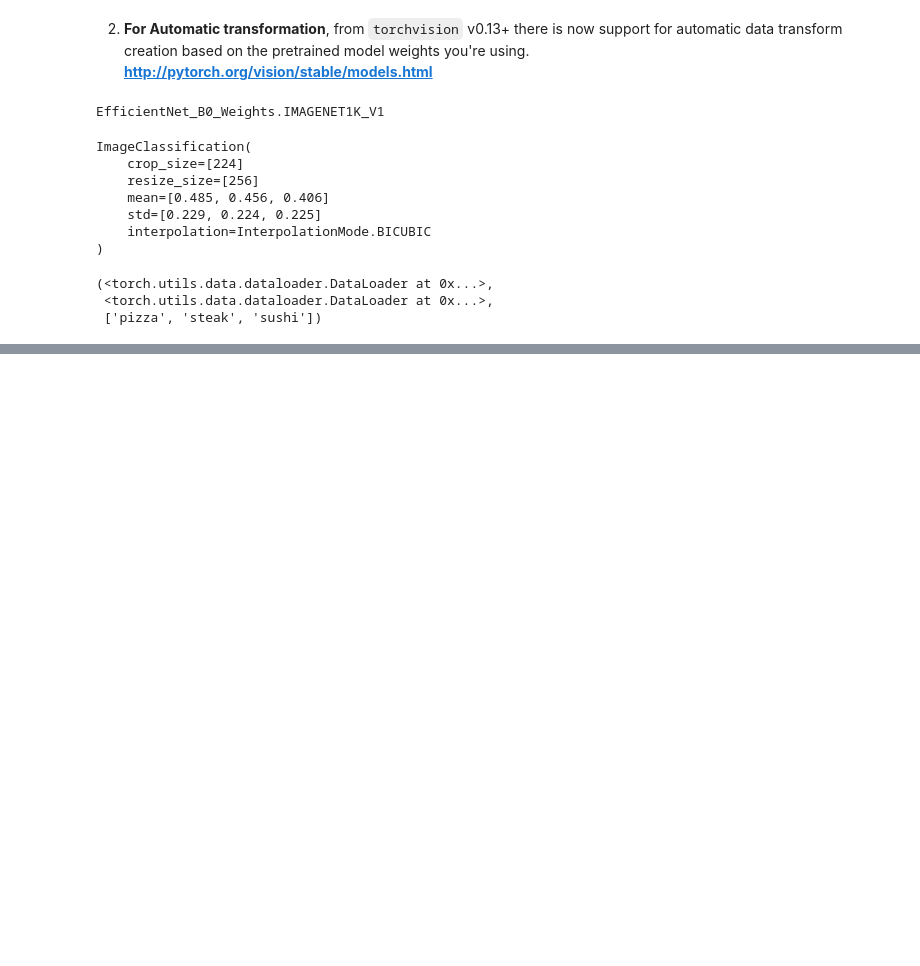
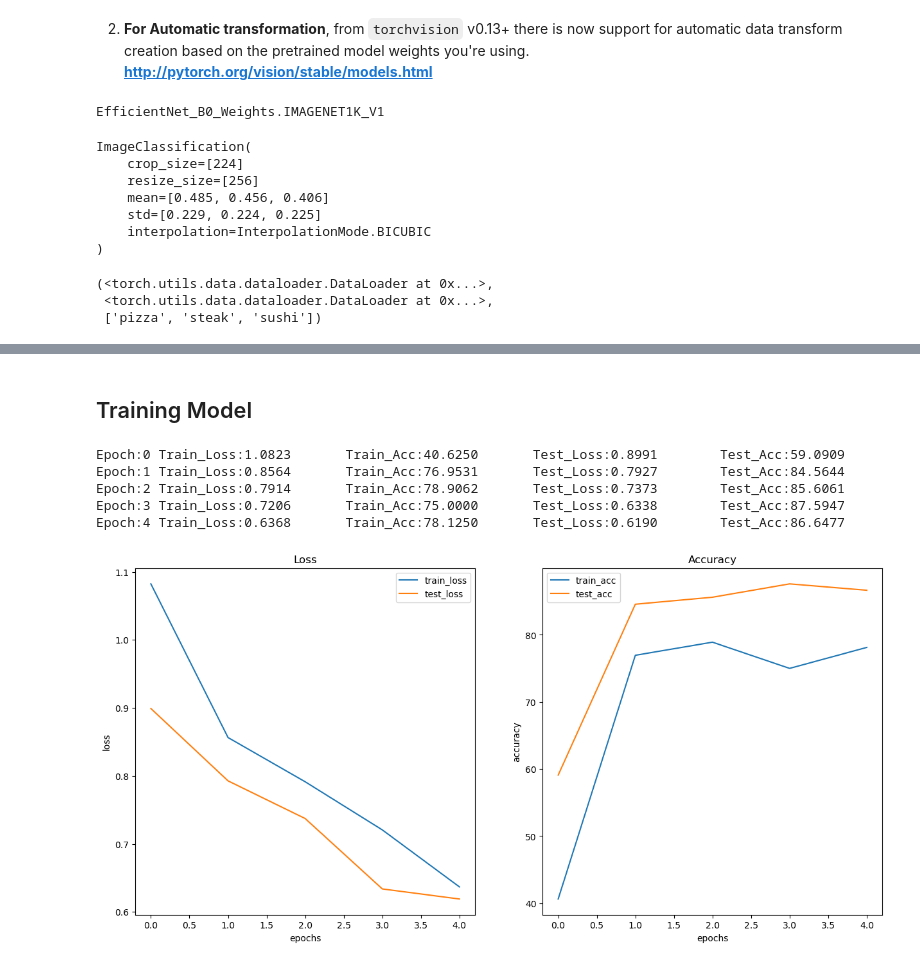
Before and after one commit to pratik-kadlak/Pytorch, a Jupyter notebook: 7. Transfer Learning/transfer_learning.ipynb, the cells around one changed output, grey strips where cells are left out. Cells and saved outputs as stored; diff of their text form; code cells hidden in the pictures; blank space fills up the shorter version.

```diff
--- a/7. Transfer Learning/transfer_learning.ipynb
+++ b/7. Transfer Learning/transfer_learning.ipynb
@@ -253,20 +121,0 @@ Epoch:4 Train_Loss:0.6368       Train_Acc:78.1250       Test_Loss:0.6190
-# %%
-# plot the loss curves
-
-import sys
-import os
-
-# Add the parent directory to the system path
-parent_dir = os.path.abspath(os.path.join(os.getcwd(), os.pardir))
-sys.path.append(parent_dir)
-
-# Now you can import the helper function
-try:
-    from helper_functions import plot_loss_curves
-except:
-    print(f"[INFO] Could'nt find the helper_functions.py, downloading...")
-    with open("helper_functions.py", "wb") as f:
-        import requests
-        request = requests.get("https://raw.githubusercontent.com/pratik-kadlak/Pytorch/main/helper_functions.py")
-        f.write(request.content)
-    from helper_functions import plot_loss_curves
@@ -275,0 +224,2 @@ NameError: name 'Dict' is not defined
+# %% [markdown]
+## Training Model
@@ -275,0 +232,45 @@ NameError: name 'Dict' is not defined
+# %%
+from going_modular import engine
+
+# set up random seds
+torch.manual_seed(42)
+torch.mps.manual_seed(42)
+
+# saving the result
+results = engine.train(model=model,
+                       train_dataloader=train_dataloader,
+                       test_dataloader=test_dataloader,
+                       optimizer=optimizer,
+                       loss_fn=loss_fn,
+                       epochs=5,
+                       device=device)
+# %% [output]
+Epoch:0 Train_Loss:1.0823       Train_Acc:40.6250       Test_Loss:0.8991        Test_Acc:59.0909
+Epoch:1 Train_Loss:0.8564       Train_Acc:76.9531       Test_Loss:0.7927        Test_Acc:84.5644
+Epoch:2 Train_Loss:0.7914       Train_Acc:78.9062       Test_Loss:0.7373        Test_Acc:85.6061
+Epoch:3 Train_Loss:0.7206       Train_Acc:75.0000       Test_Loss:0.6338        Test_Acc:87.5947
+Epoch:4 Train_Loss:0.6368       Train_Acc:78.1250       Test_Loss:0.6190        Test_Acc:86.6477
+# %%
+# plotting loss curves
+
+import os
+import sys
+
+# Adding the parent directory to sys.path
+parent_dir = os.path.abspath(os.path.join(os.getcwd(), os.pardir))
+sys.path.append(parent_dir)
+
+try:
+    from helper_functions import plot_loss_curve
+except ImportError:
+    print(f"[INFO] Couldn't find helper_functions.py, downloading...")
+    helper_functions_path = os.path.join(parent_dir, "helper_functions.py")
+    with open(helper_functions_path, "wb") as f:
+        import requests
+        request = requests.get("https://raw.githubusercontent.com/pratik-kadlak/Pytorch/main/helper_functions.py")
+        f.write(request.content)
+    from helper_functions import plot_loss_curve
+
+plot_loss_curve(results)
+# %% [output]
+[figure, added]
```
Also changed, not shown: parts of 22 cells of this notebook, 2 other files.
